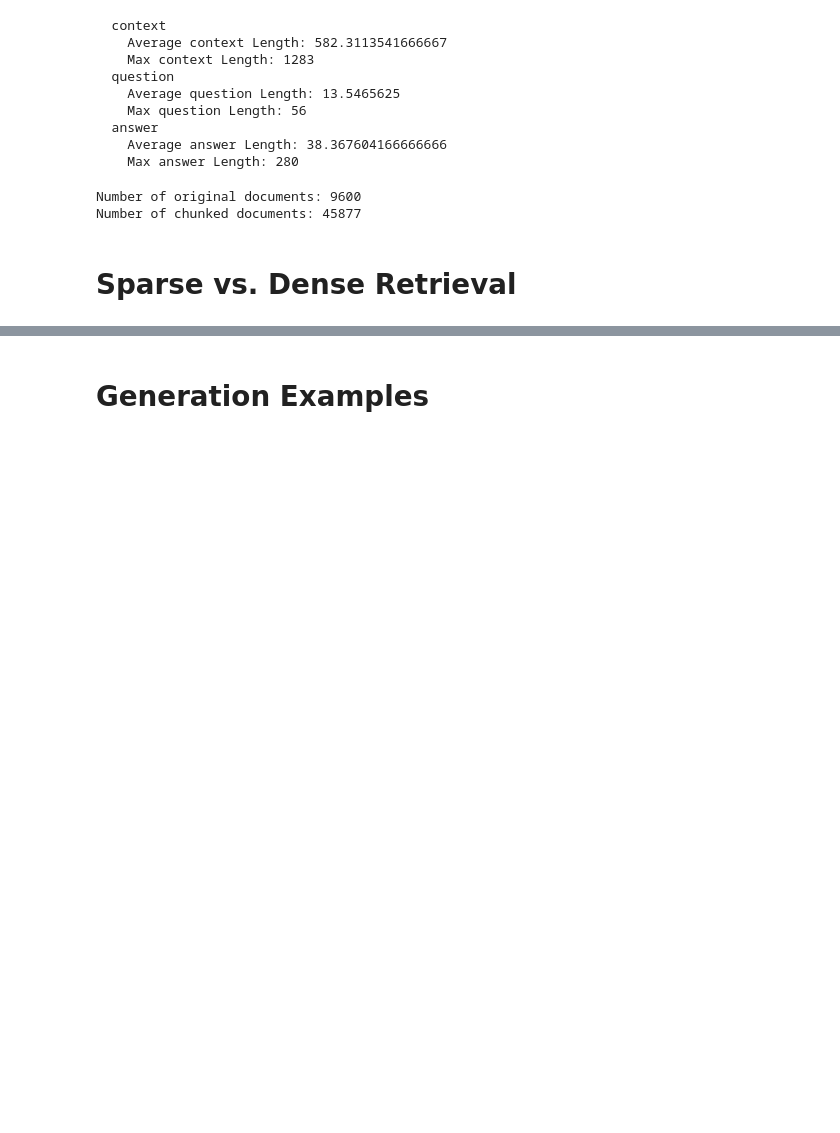
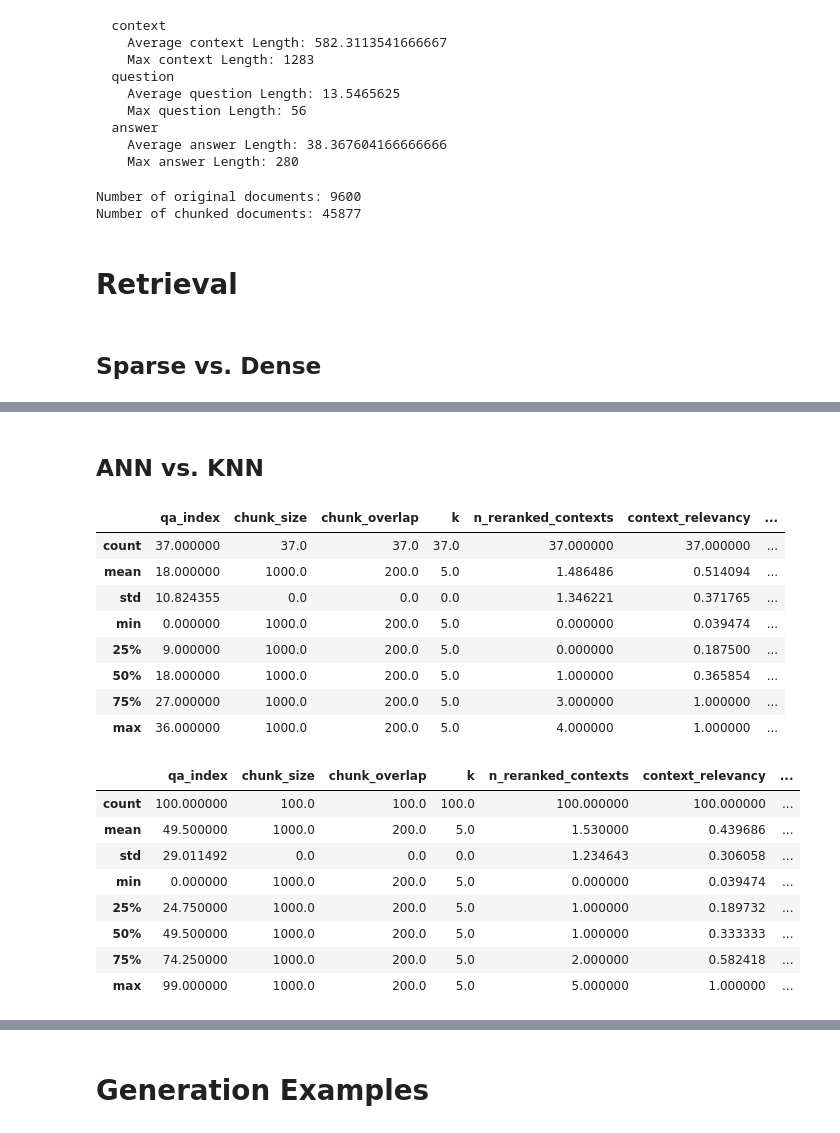
Before and after one commit to NU-MSAI-Practicum/advanced_rag_team_twain, a Jupyter notebook: PresentationExamples.ipynb, the cells around one changed output, grey strips where cells are left out. Saved outputs shown, nothing was run; the diff lists cells and outputs as text; code cells hidden in the pictures; blank space fills up the shorter version.

```diff
--- a/PresentationExamples.ipynb
+++ b/PresentationExamples.ipynb
@@ -58,8 +65,10 @@ print('Number of chunked documents:', vs1._collection.count())
 # %% [output]
 Number of original documents: 9600
 Number of chunked documents: 45877
+# %% [markdown]
+# Retrieval
 # %% [markdown]
-# Sparse vs. Dense Retrieval
+## Sparse vs. Dense
 # %%
 es_dense_rerank = pd.read_csv('evals/es_dense_train100_reranked.csv')
 es_dense_rerank['answer_correctness'] = es_dense_rerank['answer_correctness'].fillna(0)
@@ -107,3 +116,34 @@ plt.close()
 
 # handles, labels = plot.get_legend_handles_labels()
 # ax.legend(handles=handles[1:], labels=labels[1:], loc='center left', bbox_to_anchor=(1, 0.5), title='Vector Store')
+# %% [markdown]
+## ANN vs. KNN
+# %%
+ann = pd.read_csv('evals/chroma_train100_reranked.csv')
+ann['answer_correctness'] = ann['answer_correctness'].fillna(0)
+ann['Method'] = 'ann'
+display(ann.describe())
+
+knn = pd.read_csv('evals/es_dense_train100_reranked.csv')
+knn['answer_correctness'] = knn['answer_correctness'].fillna(0)
+knn['Method'] = 'knn'
+display(knn.describe())
+# %% [output]
+|  | qa_index | chunk_size | chunk_overlap | k | n_reranked_contexts | context_relevancy | ... |
+| count | 37.000000 | 37.0 | 37.0 | 37.0 | 37.000000 | 37.000000 | ... |
+| mean | 18.000000 | 1000.0 | 200.0 | 5.0 | 1.486486 | 0.514094 | ... |
+| std | 10.824355 | 0.0 | 0.0 | 0.0 | 1.346221 | 0.371765 | ... |
+| min | 0.000000 | 1000.0 | 200.0 | 5.0 | 0.000000 | 0.039474 | ... |
+| 25% | 9.000000 | 1000.0 | 200.0 | 5.0 | 0.000000 | 0.187500 | ... |
+| 50% | 18.000000 | 1000.0 | 200.0 | 5.0 | 1.000000 | 0.365854 | ... |
+| 75% | 27.000000 | 1000.0 | 200.0 | 5.0 | 3.000000 | 1.000000 | ... |
+| max | 36.000000 | 1000.0 | 200.0 | 5.0 | 4.000000 | 1.000000 | ... |
+|  | qa_index | chunk_size | chunk_overlap | k | n_reranked_contexts | context_relevancy | ... |
+| count | 100.000000 | 100.0 | 100.0 | 100.0 | 100.000000 | 100.000000 | ... |
+| mean | 49.500000 | 1000.0 | 200.0 | 5.0 | 1.530000 | 0.439686 | ... |
+| std | 29.011492 | 0.0 | 0.0 | 0.0 | 1.234643 | 0.306058 | ... |
+| min | 0.000000 | 1000.0 | 200.0 | 5.0 | 0.000000 | 0.039474 | ... |
+| 25% | 24.750000 | 1000.0 | 200.0 | 5.0 | 1.000000 | 0.189732 | ... |
+| 50% | 49.500000 | 1000.0 | 200.0 | 5.0 | 1.000000 | 0.333333 | ... |
+| 75% | 74.250000 | 1000.0 | 200.0 | 5.0 | 2.000000 | 0.582418 | ... |
+| max | 99.000000 | 1000.0 | 200.0 | 5.0 | 5.000000 | 1.000000 | ... |
```
Also changed, not shown: parts of 10 cells of this notebook, 6 other files.
